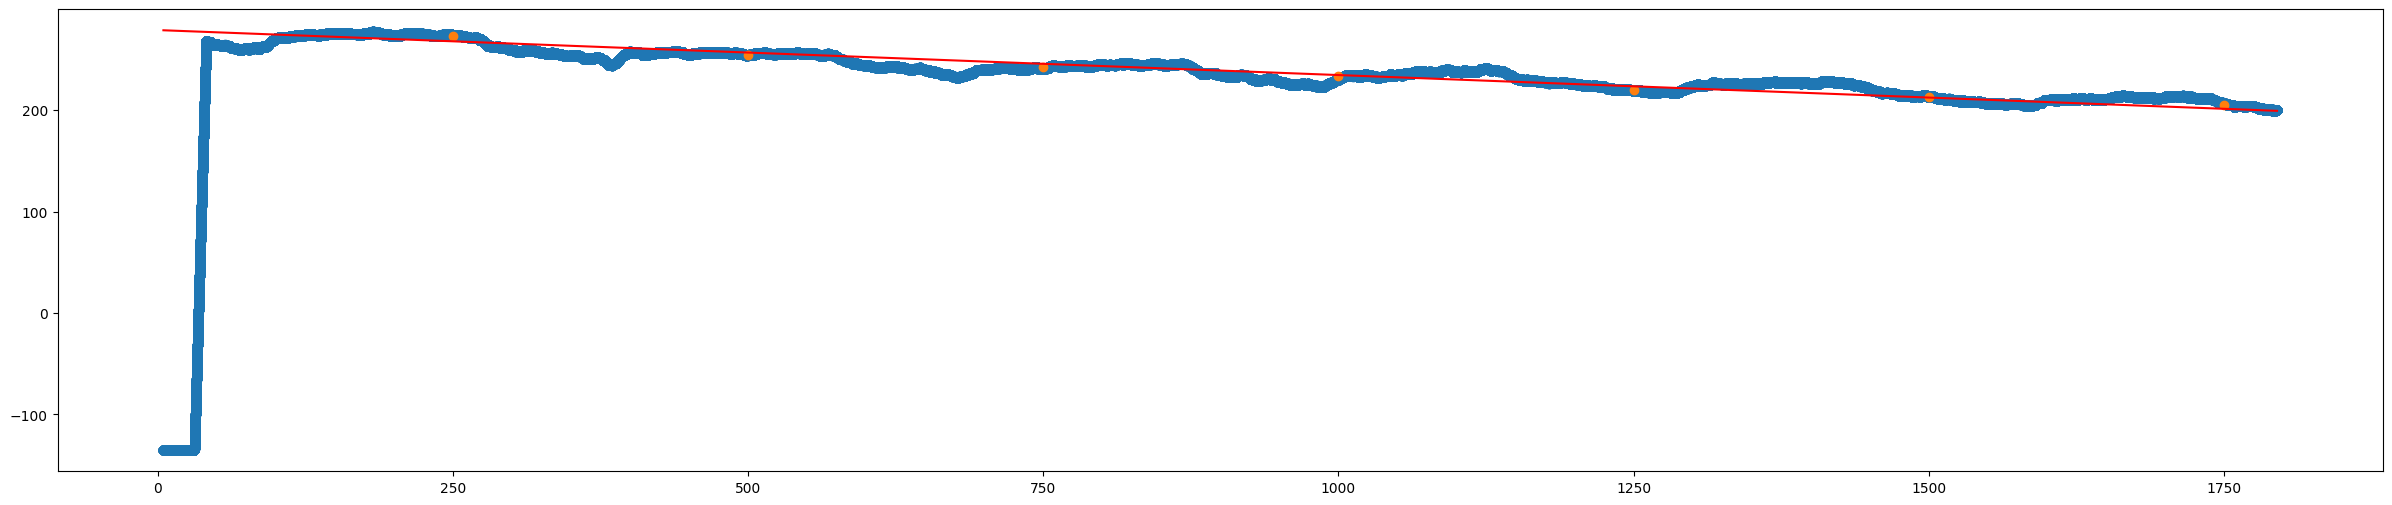
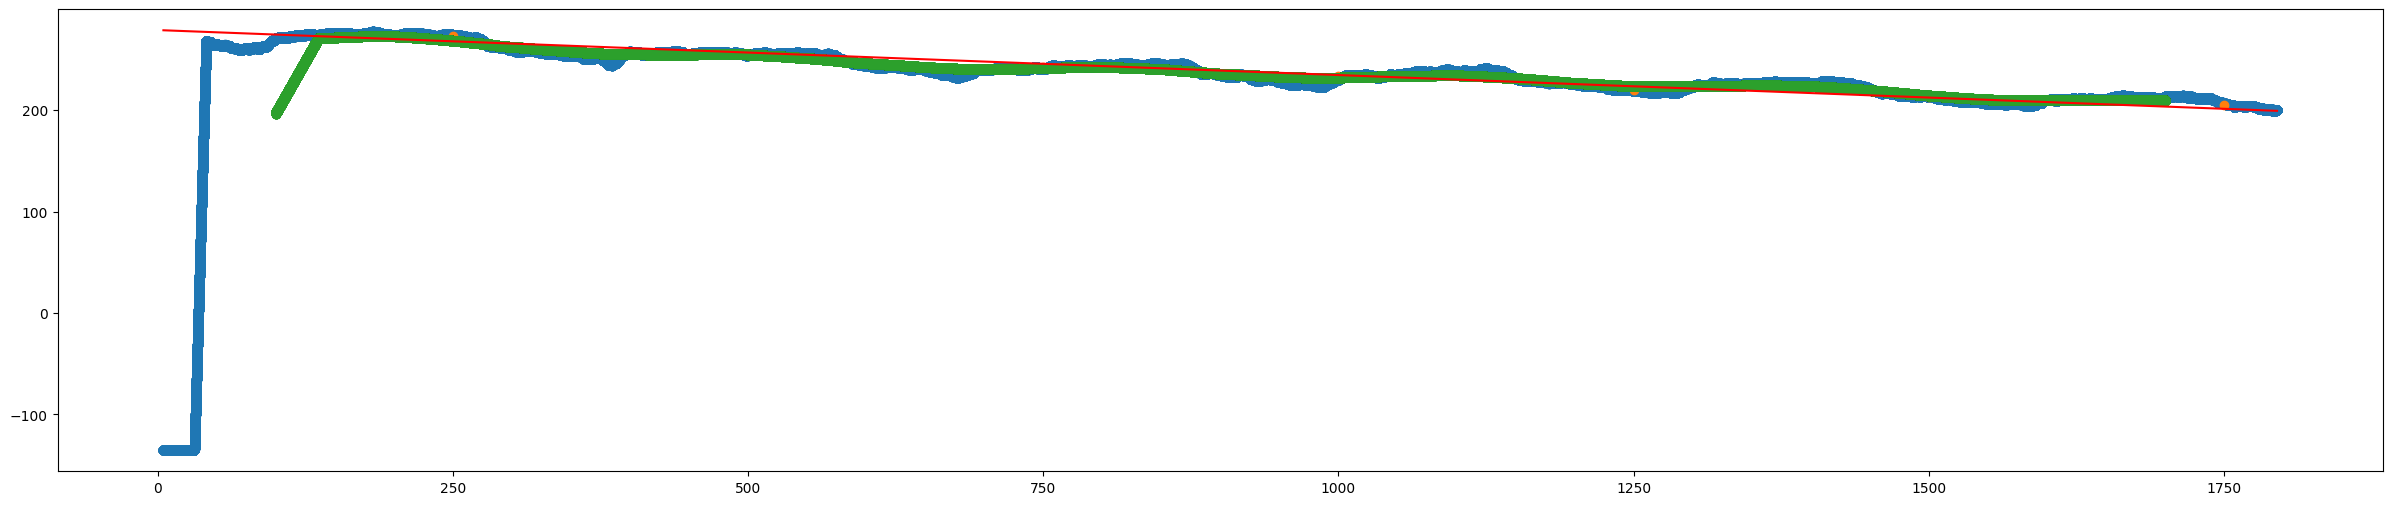
Code edit (unified diff) that turned the first committed figure into the second:
--- before
+++ after
@@ -3,3 +3,4 @@
 plt.scatter(move_time, move_data)
 plt.scatter(X_p, Y_p)
+plt.scatter(trend_time, trend_data)
 plt.plot(x_p, y_p, color='red')

Commit: выполение доп задания - Задание расчёта интеграла вар 8 - Детрендирование сигнала (вар 8)